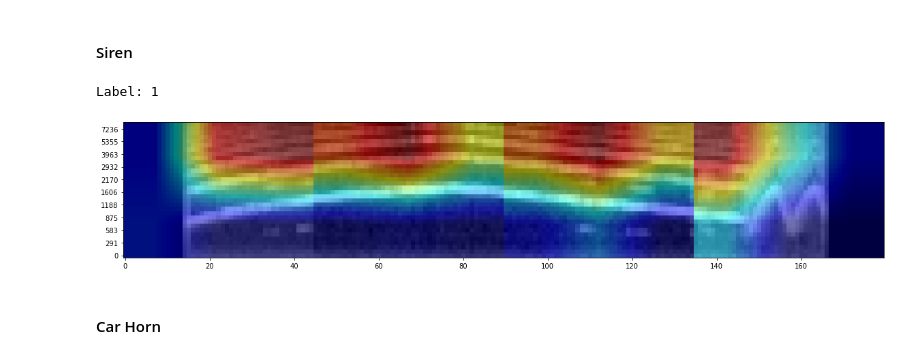
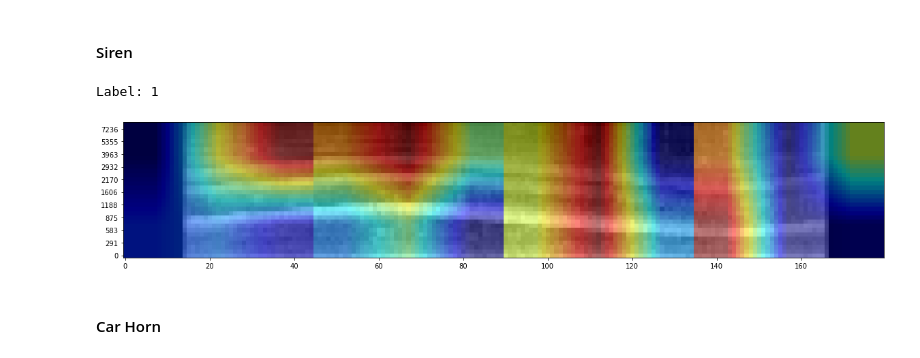
Before and after one commit to davifcs/acoustic_alert_detector, a Jupyter notebook: Explainability.ipynb, the cells around one changed output. Saved outputs shown, nothing was run; the diff lists cells and outputs as text; code cells hidden in the pictures.

```diff
--- a/Explainability.ipynb
+++ b/Explainability.ipynb
@@ -259,10 +247,19 @@ iterator = iter(dataloader_esc)
 # %% [markdown]
 #### Siren
+# %%
+path = "./trained_models - Copia/esc50/16000-15-mel32"
+fold = 1
+with open(f"{path}/config.yaml", errors='ignore') as f:
+    config = yaml.safe_load(f)
+
+cam_model = load_cam_model(path, config, fold, layers_from_end=-4)
+dataloader_esc = load_dataloader(path, config, fold)
+iterator = iter(dataloader_esc)
 # %%
 signal, label = next(iterator)
-plot_signal_and_heatmap(signal, label, cam_model, 64, 16000)
+plot_signal_and_heatmap(signal, label, cam_model, 32, 16000)
 # %% [output]
 Label: 1
-[figure, old version]
+[figure, new version]
 # %% [markdown]
 #### Car Horn
```
Also changed, not shown: parts of 41 cells of this notebook.
